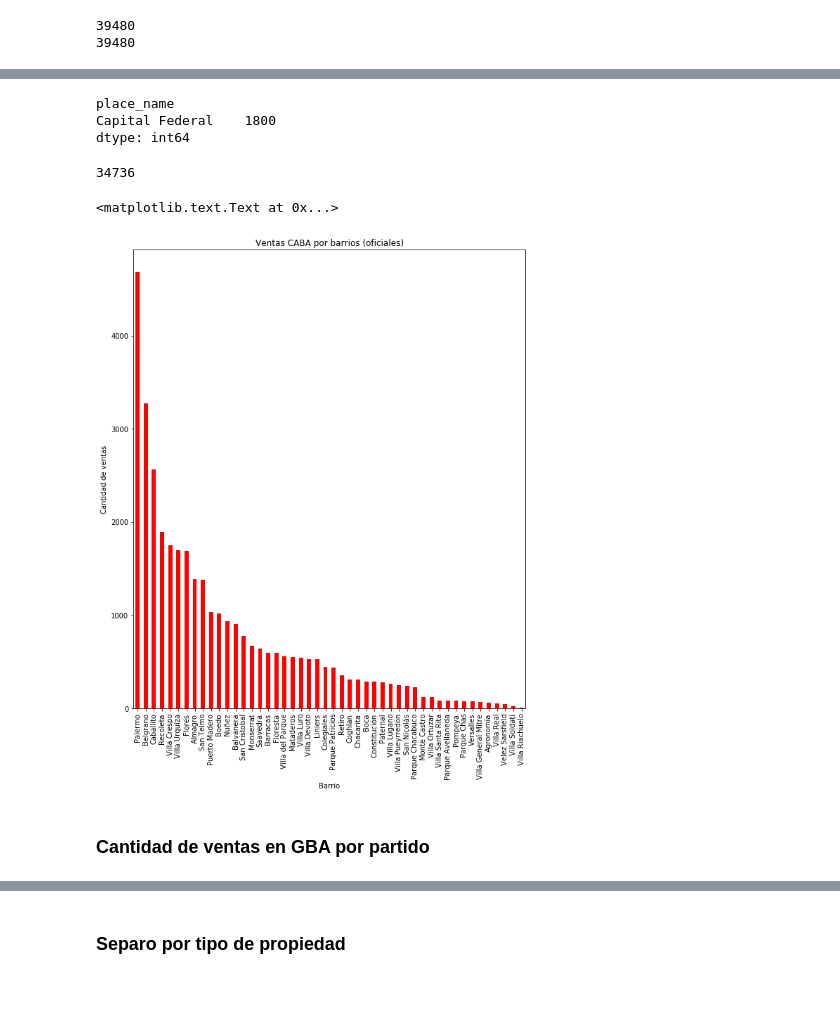
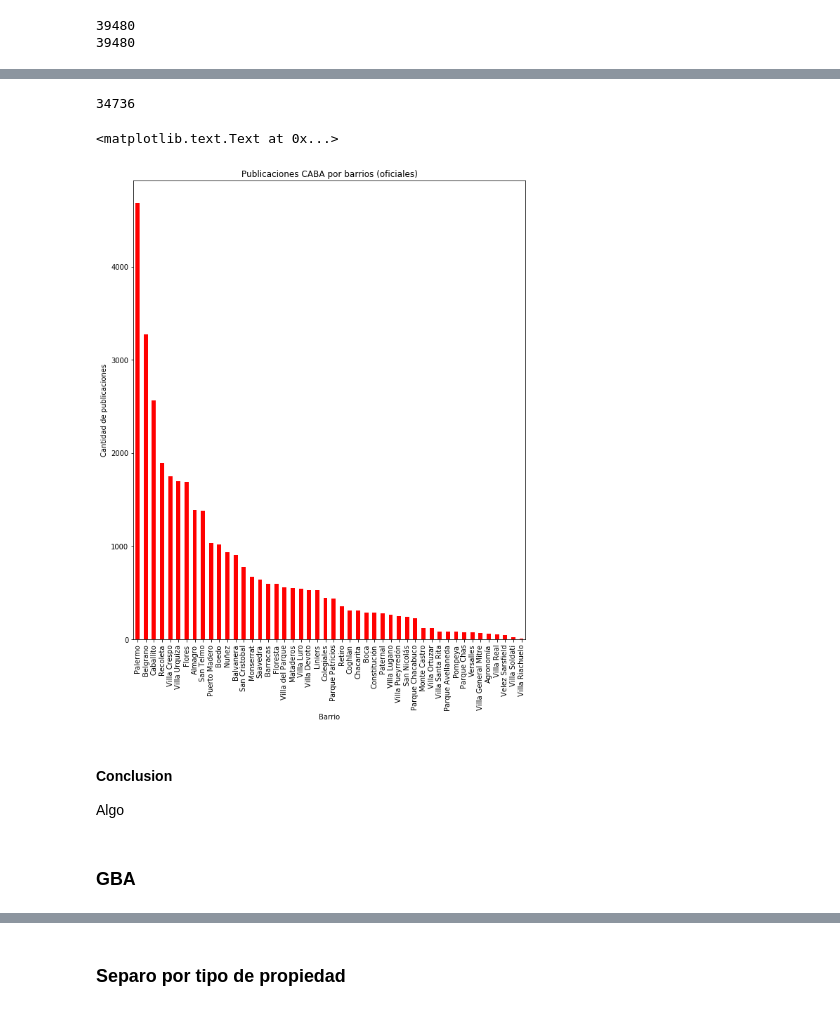
Before and after one commit to LucianoGiannotti/ProperatiDatosTP, a Jupyter notebook: Depuracion de datos.ipynb, the cells around one changed output, grey strips where cells are left out. Drawn from its saved outputs; the diff is of its cells as text; code cells hidden in the pictures.

Commit message:
ventas y formato

```diff
--- a/Depuracion de datos.ipynb
+++ b/Depuracion de datos.ipynb
@@ -360,10 +322,3 @@ dtype: int64
-# %%
-barrios_que_solo_dicen_capital_federal.groupby('place_name').size() # Habra que ver como sacar informacion de la descripcion y titulo para ubicar
-#los que no tienen lat y long
-# %% [output]
-place_name
-Capital Federal    1800
-dtype: int64
 # %%
 group_por_barrios_oficiales = barrios_oficiales.groupby('place_name').size().sort_values(ascending = False)
 group_por_barrios_oficiales.sum()
@@ -371,15 +326,18 @@ group_por_barrios_oficiales.sum()
 34736
 # %%
 fig = plt.figure(figsize=(10,12));
-plt.title(u"Ventas CABA por barrios (oficiales)")
-plt.ylabel("Cantidad de ventas")
+plt.title(u"Publicaciones CABA por barrios (oficiales)")
+plt.ylabel("Cantidad de publicaciones")
 group_por_barrios_oficiales.sort_values(ascending=False)[:].plot(kind='bar',color='red')
 plt.xlabel("Barrio")
 # %% [output]
 <matplotlib.text.Text at 0x...>
-[figure, old version]
+[figure, new version]
-# %% [markdown]
-### Cantidad de ventas en GBA por partido
+# %% [markdown]
+#### Conclusion
+Algo
+# %% [markdown]
+### GBA
 # %%
 counts = data.loc[data['state_name'].str.contains('G.B.A') & (data['place_name'].str.contains('G.B.A').apply(lambda x: not x)),'place_name'].value_counts()
 fig = plt.figure(figsize=(10,12));
```
Also changed, not shown: parts of 26 cells of this notebook.
